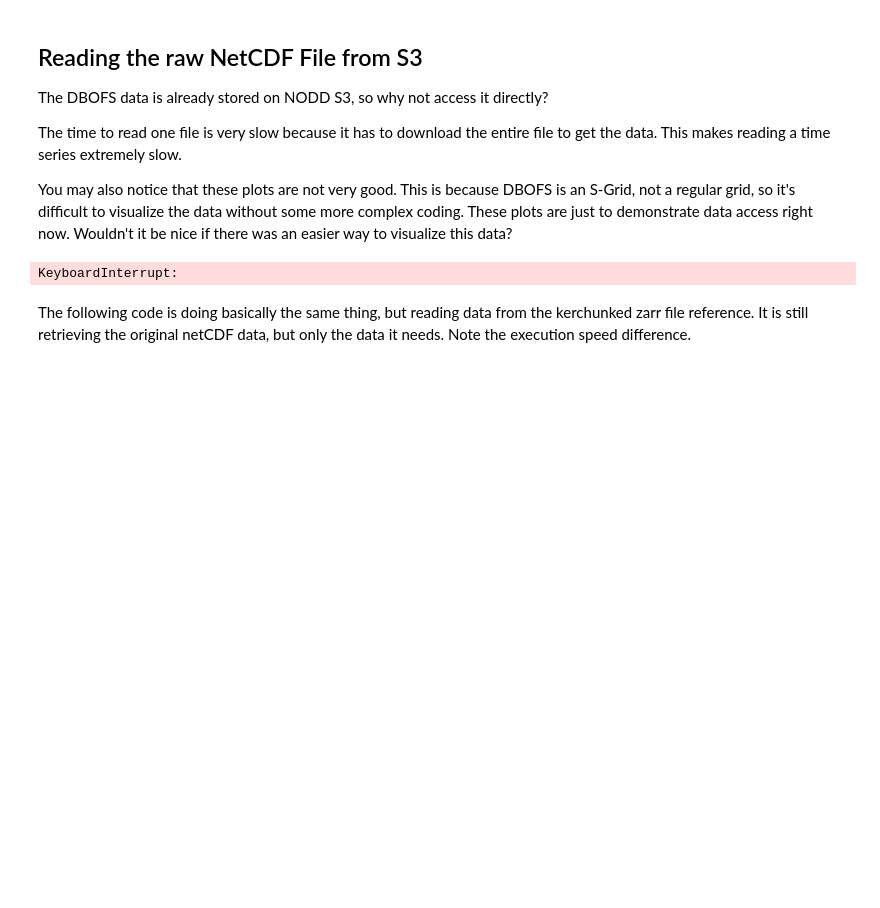
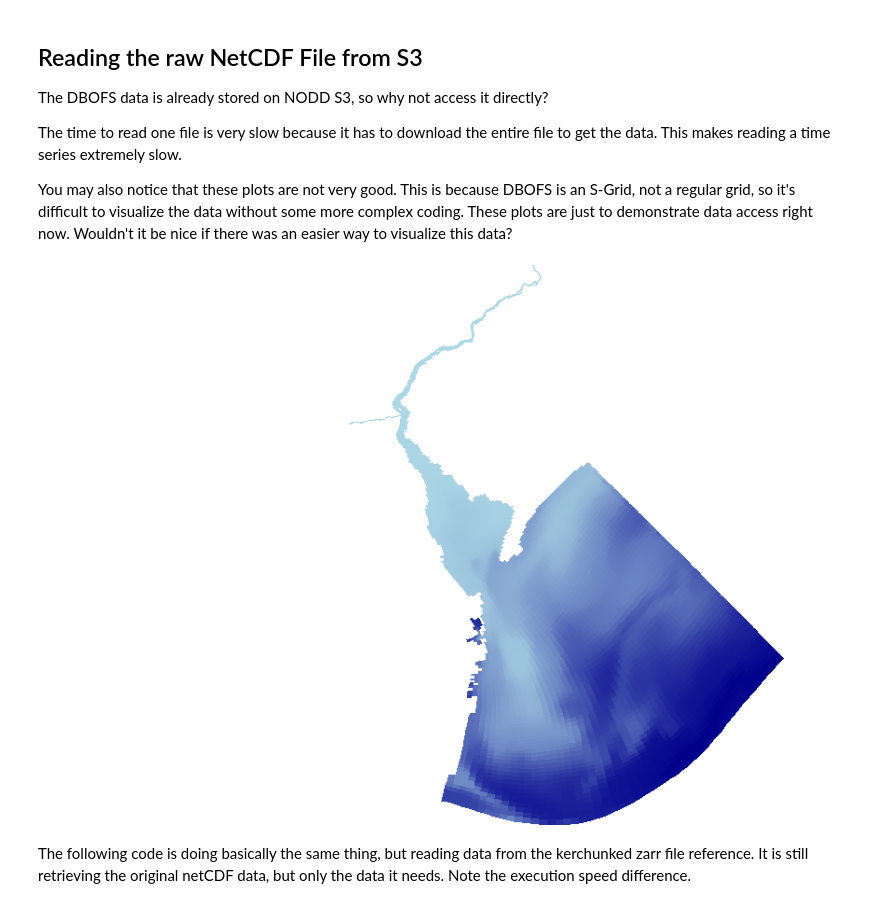
Before and after one commit to asascience-open/nextgen-ioos-2023, a Jupyter notebook: binder/dbofs-examples/netcdf-vs-zarr.ipynb, the cells around one changed output. Drawn from its saved outputs; the diff is of its cells as text; code cells hidden in the pictures; blank space fills up the shorter version.

```diff
--- a/binder/dbofs-examples/netcdf-vs-zarr.ipynb
+++ b/binder/dbofs-examples/netcdf-vs-zarr.ipynb
@@ -60,21 +60,21 @@ You may also notice that these plots are not very good. This is because DBOFS is
 # %%
 import xarray as xr
 import s3fs
 import datashader as dsh
 import datashader.transfer_functions as tf
 
 fs = s3fs.S3FileSystem(anon=True)
 
 # Open with s3fs
-f = fs.open("s3://noaa-ofs-pds/dbofs.20230626/nos.dbofs.fields.f046.20230925.t00z.nc")
+f = fs.open("s3://noaa-ofs-pds/dbofs.20230925/nos.dbofs.fields.f046.20230925.t00z.nc")
 
 with xr.open_dataset(f, engine='h5netcdf') as ds:
     sst = ds.salt.isel(ocean_time=0, s_rho=0)
 
 cvs = dsh.Canvas(plot_width=800, plot_height=600)
 tf.shade(cvs.quadmesh(sst, x='lon_rho', y='lat_rho'))
 # %% [output]
-KeyboardInterrupt:
+[figure, added]
 # %% [markdown]
 The following code is doing basically the same thing, but reading data from the kerchunked zarr file reference.
 It is still retrieving the original netCDF data, but only the data it needs. Note the execution speed difference.
```
Also changed, not shown: parts of 1 cell of this notebook.
